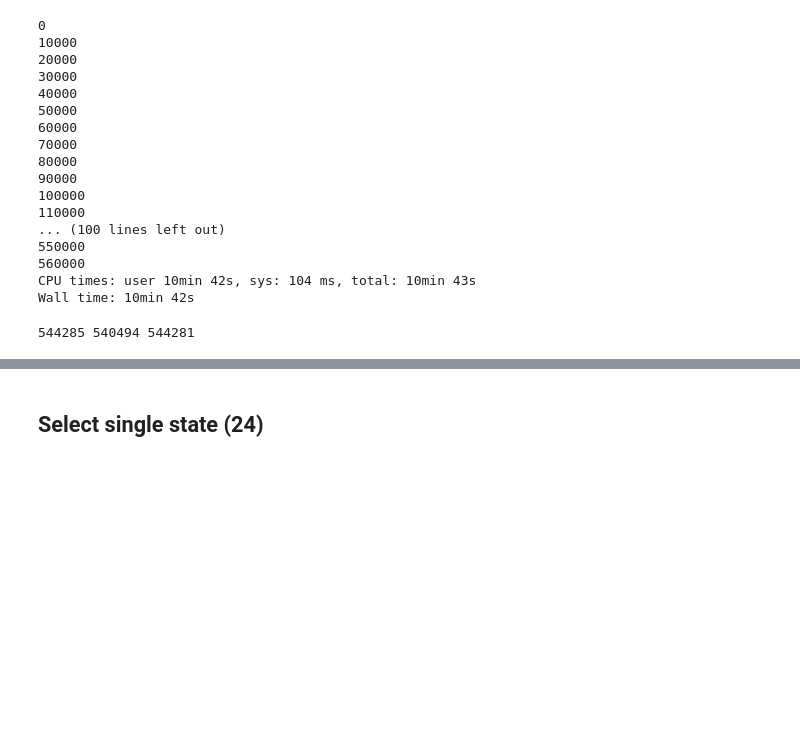
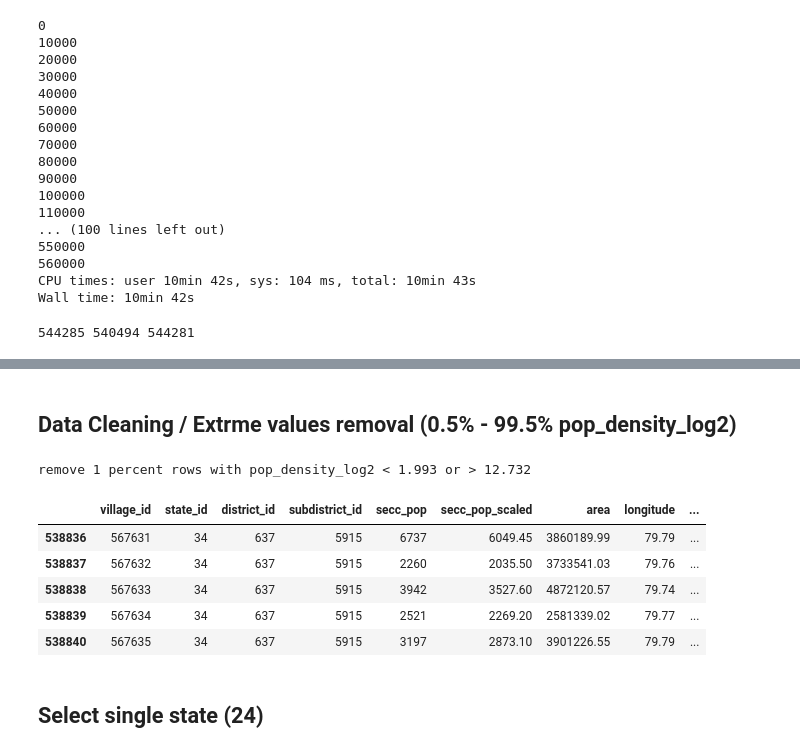
Before and after one commit to huwenjie333/cnn-population-mapping, a Jupyter notebook: code/pop_data_preprocess.ipynb, the cells around one changed output, grey strips where cells are left out. Drawn from its saved outputs; the diff is of its cells as text; code cells hidden in the pictures; blank space fills up the shorter version.

```diff
--- a/code/pop_data_preprocess.ipynb
+++ b/code/pop_data_preprocess.ipynb
@@ -349,0 +359,2 @@ df.to_csv('/home/timhu/data/all_paths_density_544k_May14.csv')
+# %% [markdown]
+## Data Cleaning / Extrme values removal (0.5% - 99.5% pop_density_log2)
@@ -349,0 +363,7 @@ df.to_csv('/home/timhu/data/all_paths_density_544k_May14.csv')
+# %%
+# remove 1% extrme data, filter out [0.5%, 99.5%] of pop_density_log2
+ql = df.pop_density_log2.quantile(0.005)
+qr = df.pop_density_log2.quantile(0.995)
+print('remove 1 percent rows with pop_density_log2 < %.3f or > %.3f' % (ql, qr))
+# %% [output]
+remove 1 percent rows with pop_density_log2 < 1.993 or > 12.732
@@ -349,0 +374,9 @@ df.to_csv('/home/timhu/data/all_paths_density_544k_May14.csv')
+# %%
+df.tail()
+# %% [output]
+|  | village_id | state_id | district_id | subdistrict_id | secc_pop | secc_pop_scaled | area | longitude | ... |
+| 538836 | 567631 | 34 | 637 | 5915 | 6737 | 6049.45 | 3860189.99 | 79.79 | ... |
+| 538837 | 567632 | 34 | 637 | 5915 | 2260 | 2035.50 | 3733541.03 | 79.76 | ... |
+| 538838 | 567633 | 34 | 637 | 5915 | 3942 | 3527.60 | 4872120.57 | 79.74 | ... |
+| 538839 | 567634 | 34 | 637 | 5915 | 2521 | 2269.20 | 2581339.02 | 79.77 | ... |
+| 538840 | 567635 | 34 | 637 | 5915 | 3197 | 2873.10 | 3901226.55 | 79.79 | ... |
```
Also changed, not shown: parts of 15 cells of this notebook.
